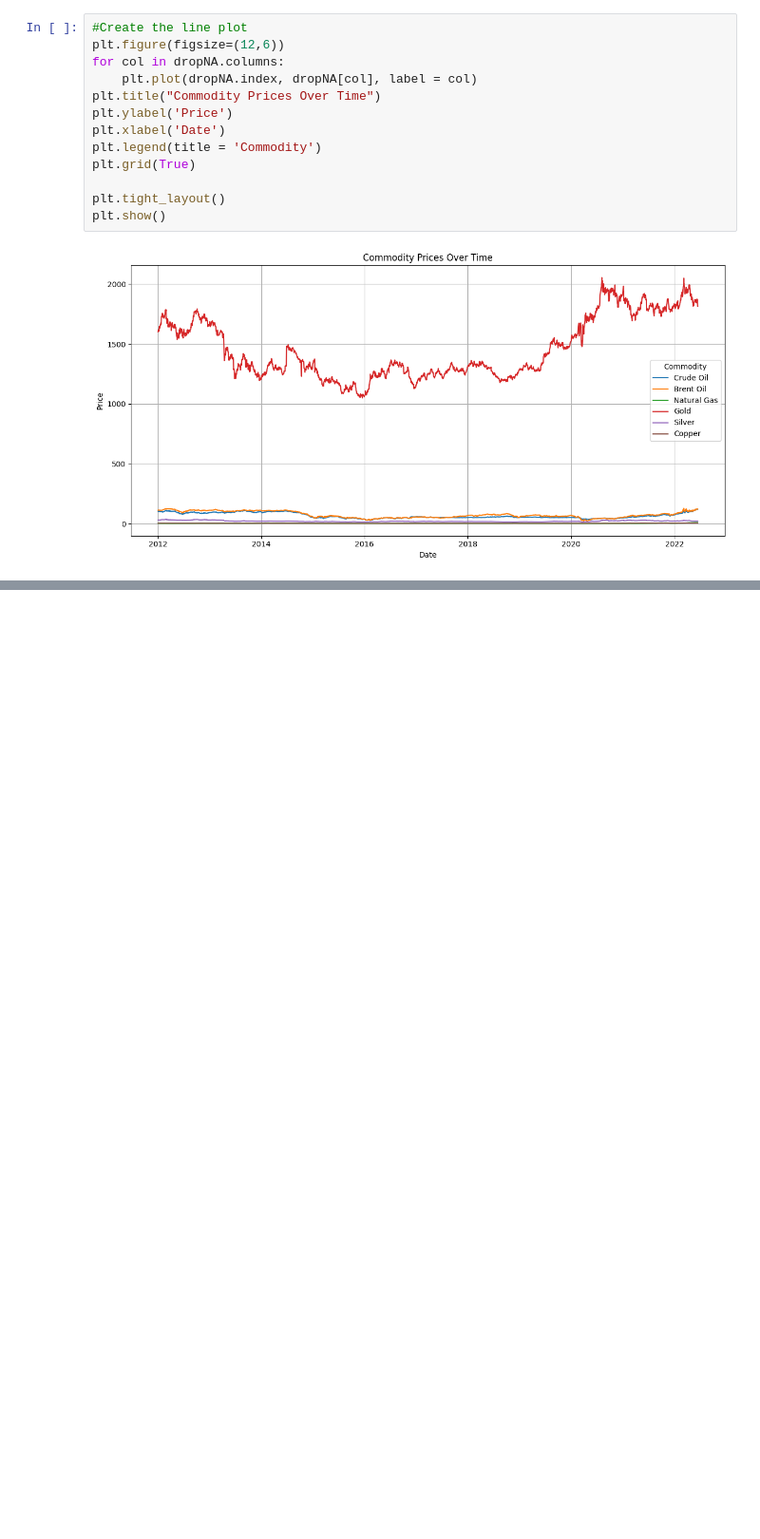
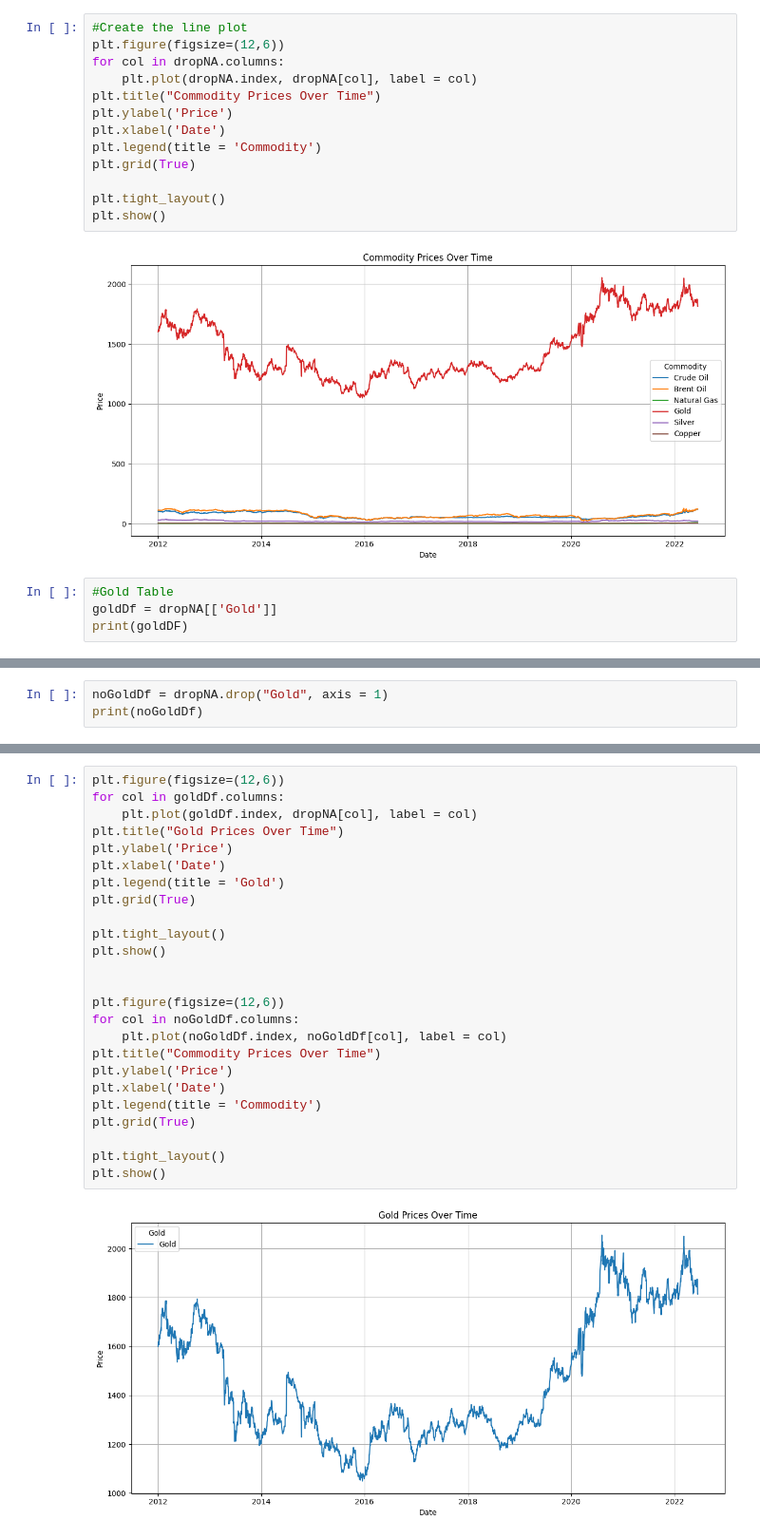
Before and after one commit to kahlilello/CommoditiesStreamlit, a Jupyter notebook: ML.ipynb, the cells around one changed output, grey strips where cells are left out. Shown at 95% size. Drawn from its saved outputs; the diff is of its cells as text; blank space fills up the shorter version.

Commit message:
Added Gold and Other Commodities

```diff
--- a/ML.ipynb
+++ b/ML.ipynb
@@ -114,3 +114,7 @@ plt.tight_layout()
 plt.show()
 # %% [output]
 [figure]
+# %%
+#Gold Table
+goldDf = dropNA[['Gold']]
+print(goldDF)
@@ -116,0 +137,3 @@ plt.show()
+# %%
+noGoldDf = dropNA.drop("Gold", axis = 1)
+print(noGoldDf)
@@ -116,0 +156,27 @@ plt.show()
+# %%
+plt.figure(figsize=(12,6))
+for col in goldDf.columns:
+    plt.plot(goldDf.index, dropNA[col], label = col)
+plt.title("Gold Prices Over Time")
+plt.ylabel('Price')
+plt.xlabel('Date')
+plt.legend(title = 'Gold')
+plt.grid(True)
+
+plt.tight_layout()
+plt.show()
+
+
+plt.figure(figsize=(12,6))
+for col in noGoldDf.columns:
+    plt.plot(noGoldDf.index, noGoldDf[col], label = col)
+plt.title("Commodity Prices Over Time")
+plt.ylabel('Price')
+plt.xlabel('Date')
+plt.legend(title = 'Commodity')
+plt.grid(True)
+
+plt.tight_layout()
+plt.show()
+# %% [output]
+[figure, added]
```
Also changed, not shown: parts of 3 cells of this notebook.
